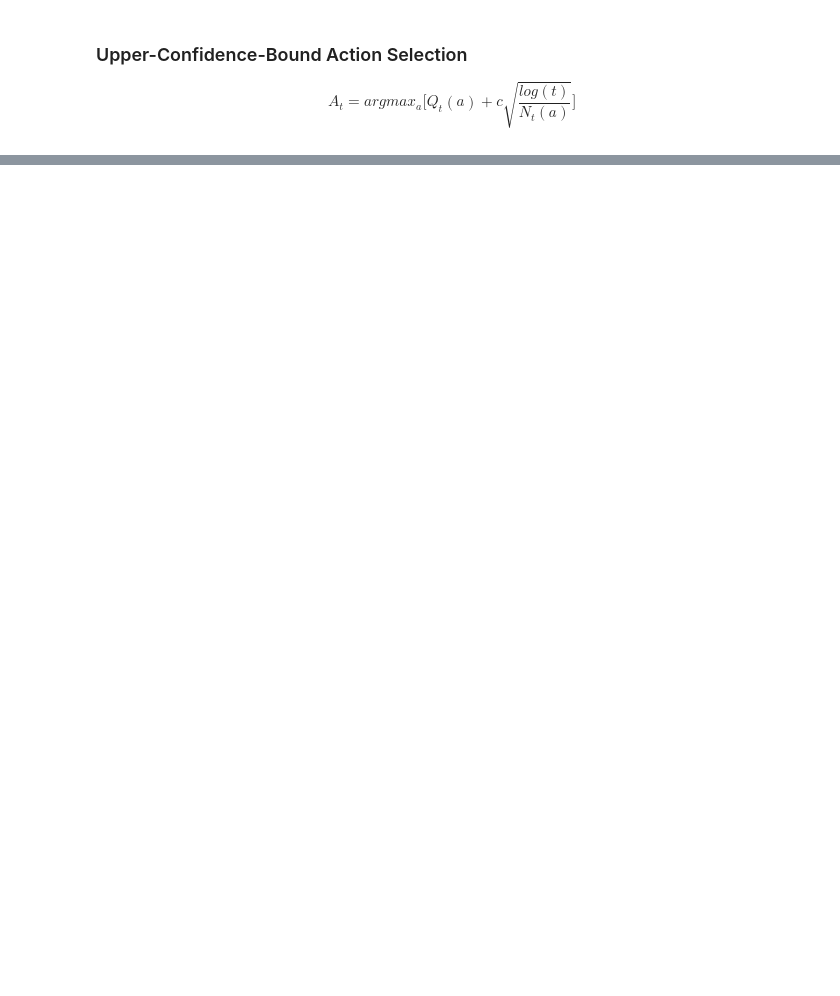
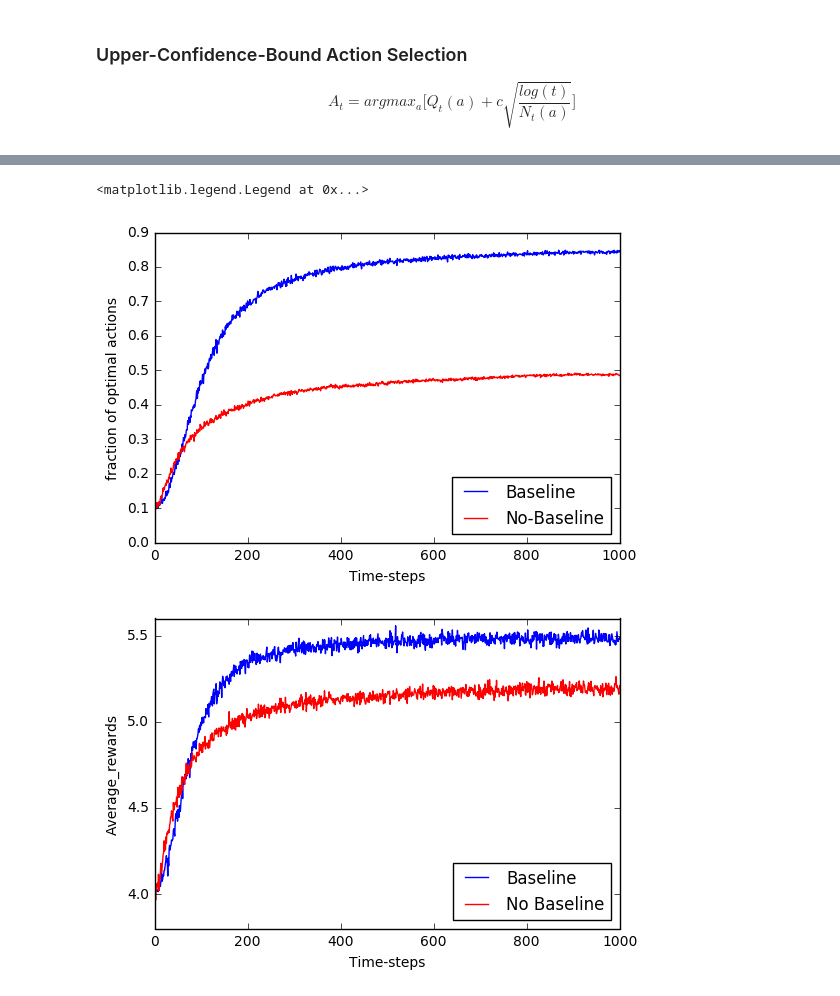
Before and after one commit to BardOfCodes/DRL_in_CV, a Jupyter notebook: ch_2_rl_in_non_associative/tutorial_solutions.ipynb, the cells around one changed output, grey strips where cells are left out. Drawn from its saved outputs; the diff is of its cells as text; code cells hidden in the pictures; blank space fills up the shorter version.

```diff
--- a/ch_2_rl_in_non_associative/tutorial_solutions.ipynb
+++ b/ch_2_rl_in_non_associative/tutorial_solutions.ipynb
@@ -389,0 +397,35 @@ plt.legend(loc='best')
+# %%
+# What if the initial values were from N(4,1) rather than N(0,1)?
+max_iter = 1000
+global_avg_rewards_GB = np.zeros((max_iter))
+global_obs_optimal_GB = np.zeros((max_iter))
+global_avg_rewards_GB_no_baseline = np.zeros((max_iter))
+global_obs_optimal_GB_no_baseline = np.zeros((max_iter))
+for i in range(2000):
+    # Create a new test_bed
+    test_bed = mab.multi_arm_bandit().gaussian(10, 4, 1, 1)
+    cur_rewards, cur_obs_optimal = gradient_bandit_simulation(test_bed,max_iter,0.1)
+    global_avg_rewards_GB +=(cur_rewards-global_avg_rewards_GB)/float(i+1)
+    global_obs_optimal_GB +=(cur_obs_optimal-global_obs_optimal_GB)/float(i+1)
+    cur_rewards, cur_obs_optimal = gradient_bandit_simulation(test_bed,max_iter,0.1,use_b= False)
+    global_avg_rewards_GB_no_baseline +=(cur_rewards-global_avg_rewards_GB_no_baseline)/float(i+1)
+    global_obs_optimal_GB_no_baseline +=(cur_obs_optimal-global_obs_optimal_GB_no_baseline)/float(i+1)
+# %%
+# Gradient Bandit
+# Plot the performance!
+plt.figure()
+plt.plot(np.arange(1,max_iter+1),global_obs_optimal_GB,'blue',label="Baseline")
+plt.plot(np.arange(1,max_iter+1),global_obs_optimal_GB_no_baseline,'red',label='No-Baseline')
+plt.ylabel("fraction of optimal actions")
+plt.xlabel("Time-steps")
+plt.legend(loc='best')
+plt.figure()
+plt.plot(np.arange(1,max_iter+1),global_avg_rewards_GB,'blue',label="Baseline")
+plt.plot(np.arange(1,max_iter+1),global_avg_rewards_GB_no_baseline,'red',label="No Baseline")
+plt.xlabel("Time-steps")
+plt.ylabel("Average_rewards")
+plt.legend(loc='best')
+# %% [output]
+<matplotlib.legend.Legend at 0x...>
+[figure, added]
+[figure, added]
```
Also changed, not shown: parts of 16 cells of this notebook, 2 other files.
